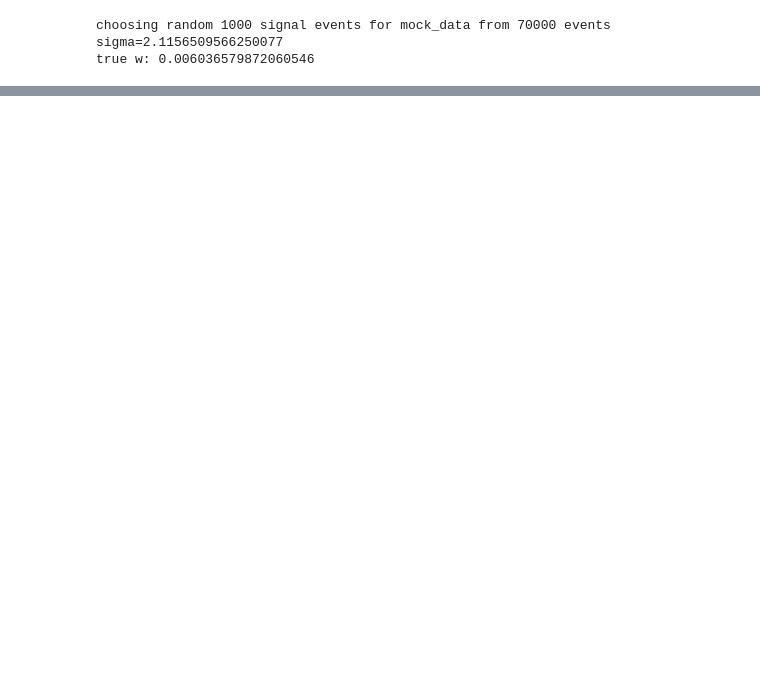
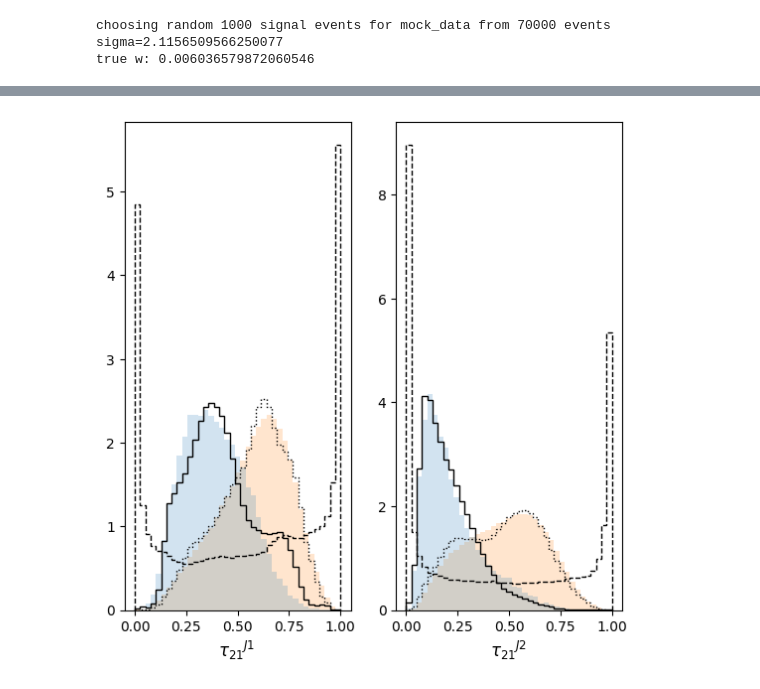
Before and after one commit to rd804/R-ANODE, a Jupyter notebook: notebooks/samples_comparison.ipynb, the cells around one changed output, grey strips where cells are left out. Saved outputs shown, nothing was run; the diff lists cells and outputs as text; code cells hidden in the pictures; blank space fills up the shorter version.

```diff
--- a/notebooks/samples_comparison.ipynb
+++ b/notebooks/samples_comparison.ipynb
@@ -258,0 +767,45 @@ for i in range(5):
+# %%
+import matplotlib.pyplot as plt
+
+fig = plt.figure(figsize=(10,10))
+ax1 = plt.subplot2grid((3,6),loc=(0,0), colspan=2,rowspan=4)
+ax2 = plt.subplot2grid((3,6), (0,2), colspan=2,rowspan=4)
+ax3 = plt.subplot2grid((3,6), (0,4), colspan=2,rowspan=4)
+ax4 = plt.subplot2grid((3,6), (1,1), colspan=2,rowspan=4)
+ax5 = plt.subplot2grid((3,6), (1,3), colspan=2,rowspan=4)
+
+axes = [ax1,ax2,ax3,ax4,ax5]
+
+for i,ax in enumerate(axes):
+
+    #if i ==0:
+    if i==0:
+        bins = np.linspace(3.3,3.7,40)
+    else:
+        bins = np.linspace(0.0,1.0,40)
+
+    ax.hist(x_test[:,i][label==0],bins=bins,label='background',histtype='stepfilled',density=True,alpha=0.2,color='C1')
+    ax.hist(x_test[:,i][label==1],bins=bins,label='signal',histtype='stepfilled',density=True,alpha=0.2,color='C0')
+    ax.hist(samples_wscan[0.0001][:,i],bins=bins,label='w=0.0001',histtype='step',density=True,color='black',linestyle='dashed')
+    ax.hist(samples_wscan[0.006][:,i],bins=bins,label='w=0.006',histtype='step',density=True,color='black',linestyle='solid')
+    ax.hist(samples_wscan[0.1][:,i],bins=bins,label='w=0.1',histtype='step',density=True,color='black',linestyle='dotted')
+    ax.set_xlabel(x_labels[i],fontsize=12)
+   # ax.set_ylabel('Normalized counts',fontsize=12)
+    #ax.set_xticks(fontsize=10)
+    #ax.set_yticks(fontsize=10)
+  #  ax.legend(frameon=False,fontsize=10, loc='upper center',
+   # bbox_to_anchor=(0.5, -0.35),
+   # ncol=3)
+
+
+
+
+
+plt.subplots_adjust(hspace=0.3, wspace=0.5)
+
+
+
+
+#plt.legend(frameon=False,fontsize=18, loc='upper center')
+# %% [output]
+[figure, added]
```
Also changed, not shown: parts of 16 cells of this notebook, 3 other files.
